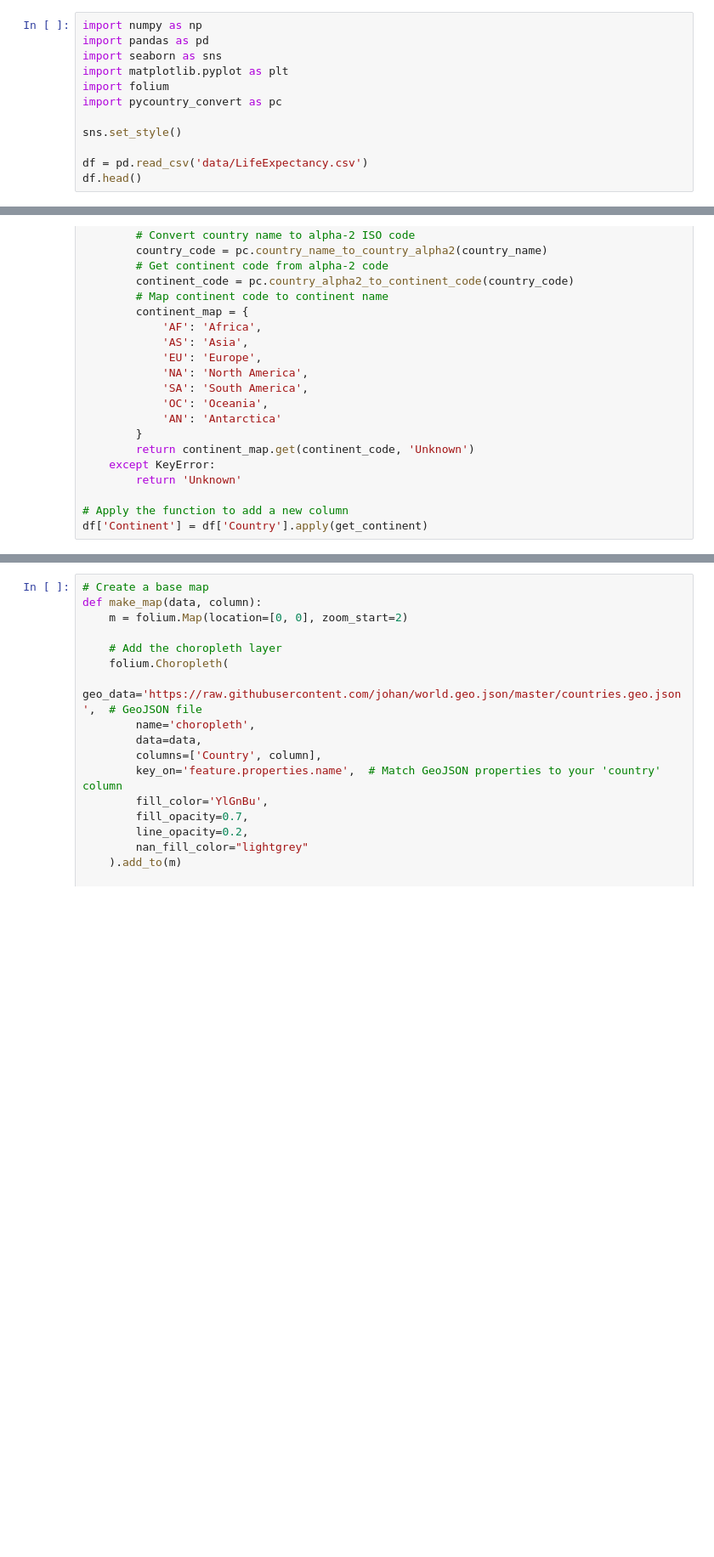
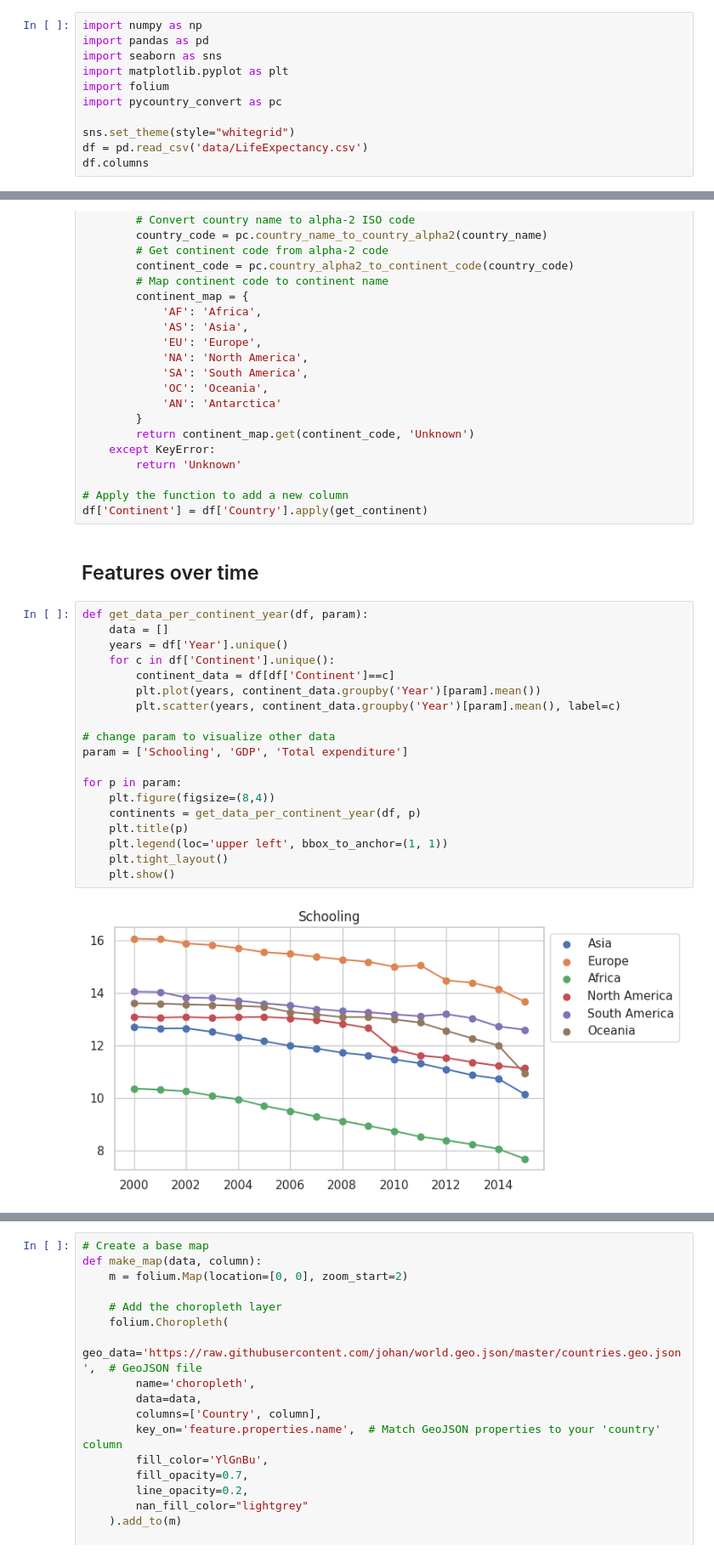
Before and after one commit to frabranca/data-analysis-project, a Jupyter notebook: life_expectancy_data.ipynb, the cells around one changed output, grey strips where cells are left out. Shown: that part at 85% size. Saved outputs shown, nothing was run; the diff lists cells and outputs as text; blank space fills up the shorter version.

```diff
--- a/life_expectancy_data.ipynb
+++ b/life_expectancy_data.ipynb
@@ -8,8 +8,7 @@ import matplotlib.pyplot as plt
 import folium
 import pycountry_convert as pc
 
-sns.set_style()
-
+sns.set_theme(style="whitegrid")
 df = pd.read_csv('data/LifeExpectancy.csv')
-df.head()
+df.columns
 # %% [output]
@@ -53,3 +52,26 @@ def get_continent(country_name):
 
 # Apply the function to add a new column
 df['Continent'] = df['Country'].apply(get_continent)
+# %% [markdown]
+## Features over time
+# %%
+def get_data_per_continent_year(df, param):
+    data = []
+    years = df['Year'].unique()
+    for c in df['Continent'].unique():
+        continent_data = df[df['Continent']==c]
+        plt.plot(years, continent_data.groupby('Year')[param].mean())
+        plt.scatter(years, continent_data.groupby('Year')[param].mean(), label=c)
+
+# change param to visualize other data
+param = ['Schooling', 'GDP', 'Total expenditure']
+
+for p in param:
+    plt.figure(figsize=(8,4))
+    continents = get_data_per_continent_year(df, p)
+    plt.title(p)
+    plt.legend(loc='upper left', bbox_to_anchor=(1, 1))
+    plt.tight_layout()
+    plt.show()
+# %% [output]
+[figure, added]
```
Also changed, not shown: parts of 6 cells of this notebook.
